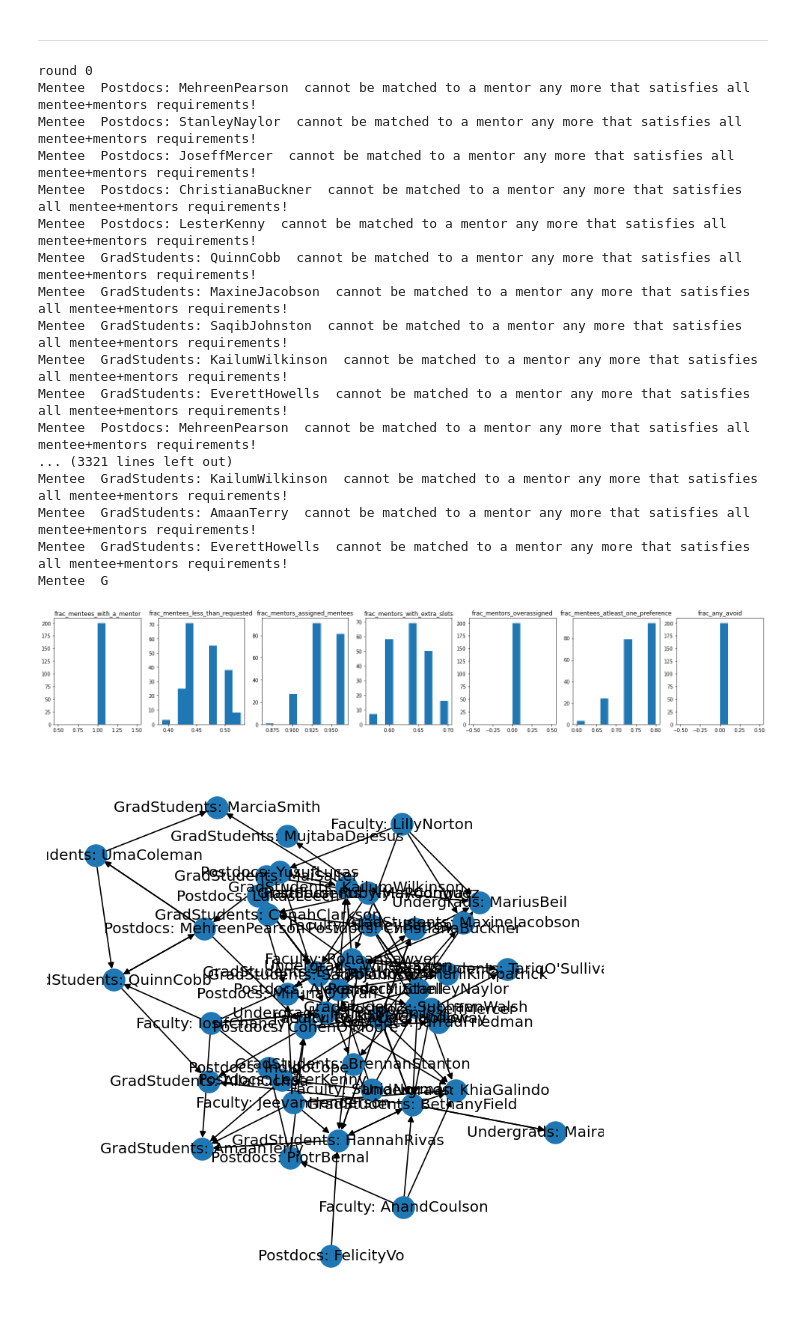
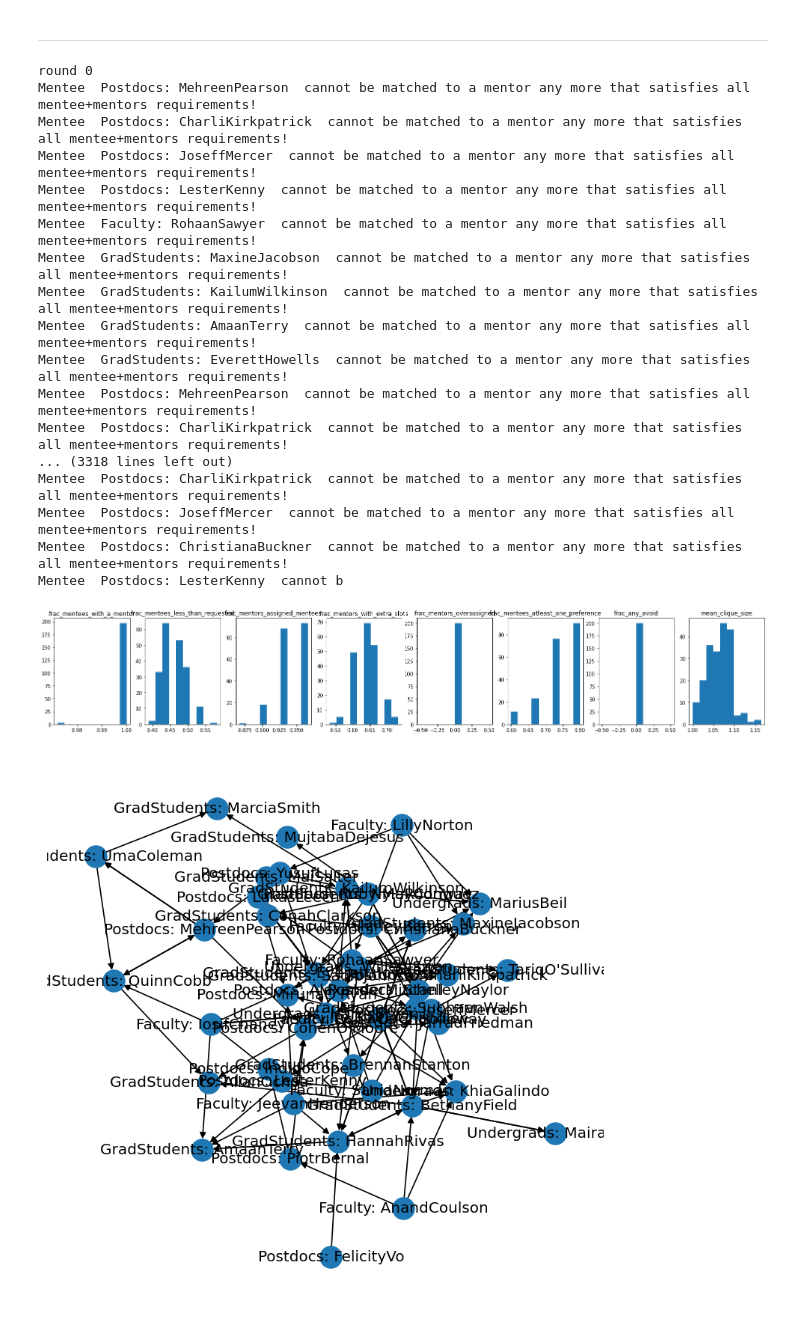
Before and after one commit to CIERA-Northwestern/JEDI_ext_mentorship, a Jupyter notebook: MentorMatching.ipynb, the cells around one changed output. Saved outputs shown, nothing was run; the diff lists cells and outputs as text; code cells hidden in the pictures.

```diff
--- a/MentorMatching.ipynb
+++ b/MentorMatching.ipynb
@@ -64,36 +64,36 @@ from mentor_matching import generate_network
 from network_metrics import run_all_metrics
 # %%
 nruns = 200
-vals = np.zeros((7,nruns))
+vals = np.zeros((8,nruns))
 for i in range(nruns):
     print ('round', i)
     vals[:,i],names = run_all_metrics(*generate_network(names_df,mentees_df,mentors_df,loud=False))
 # %% [output]
 round 0
 Mentee  Postdocs: MehreenPearson  cannot be matched to a mentor any more that satisfies all mentee+mentors requirements!
-Mentee  Postdocs: StanleyNaylor  cannot be matched to a mentor any more that satisfies all mentee+mentors requirements!
+Mentee  Postdocs: CharliKirkpatrick  cannot be matched to a mentor any more that satisfies all mentee+mentors requirements!
 Mentee  Postdocs: JoseffMercer  cannot be matched to a mentor any more that satisfies all mentee+mentors requirements!
-Mentee  Postdocs: ChristianaBuckner  cannot be matched to a mentor any more that satisfies all mentee+mentors requirements!
 Mentee  Postdocs: LesterKenny  cannot be matched to a mentor any more that satisfies all mentee+mentors requirements!
-Mentee  GradStudents: QuinnCobb  cannot be matched to a mentor any more that satisfies all mentee+mentors requirements!
+Mentee  Faculty: RohaanSawyer  cannot be matched to a mentor any more that satisfies all mentee+mentors requirements!
 Mentee  GradStudents: MaxineJacobson  cannot be matched to a mentor any more that satisfies all mentee+mentors requirements!
-Mentee  GradStudents: SaqibJohnston  cannot be matched to a mentor any more that satisfies all mentee+mentors requirements!
-Mentee  GradStudents: KailumWilkinson  cannot be matched to a mentor any more that satisfies all mentee+mentors requirements!
-Mentee  GradStudents: EverettHowells  cannot be matched to a mentor any more that satisfies all mentee+mentors requirements!
-Mentee  Postdocs: MehreenPearson  cannot be matched to a mentor any more that satisfies all mentee+mentors requirements!
-... (3321 lines left out)
 Mentee  GradStudents: KailumWilkinson  cannot be matched to a mentor any more that satisfies all mentee+mentors requirements!
 Mentee  GradStudents: AmaanTerry  cannot be matched to a mentor any more that satisfies all mentee+mentors requirements!
 Mentee  GradStudents: EverettHowells  cannot be matched to a mentor any more that satisfies all mentee+mentors requirements!
-Mentee  G
+Mentee  Postdocs: MehreenPearson  cannot be matched to a mentor any more that satisfies all mentee+mentors requirements!
+Mentee  Postdocs: CharliKirkpatrick  cannot be matched to a mentor any more that satisfies all mentee+mentors requirements!
+... (3318 lines left out)
+Mentee  Postdocs: CharliKirkpatrick  cannot be matched to a mentor any more that satisfies all mentee+mentors requirements!
+Mentee  Postdocs: JoseffMercer  cannot be matched to a mentor any more that satisfies all mentee+mentors requirements!
+Mentee  Postdocs: ChristianaBuckner  cannot be matched to a mentor any more that satisfies all mentee+mentors requirements!
+Mentee  Postdocs: LesterKenny  cannot b
 # %%
-fig,axs = plt.subplots(nrows=1,ncols=7)
+fig,axs = plt.subplots(nrows=1,ncols=8)
 for i,ax in enumerate(axs):
     ax.hist(vals[i], align = 'mid')
     ax.set_title(names[i])
 fig.set_size_inches(26,4)
 # %% [output]
-[figure, old version]
+[figure, new version]
 # %%
 people,network = generate_network(names_df,mentees_df,mentors_df,loud=False)
 # %%
```
Also changed, not shown: 1 other file.
